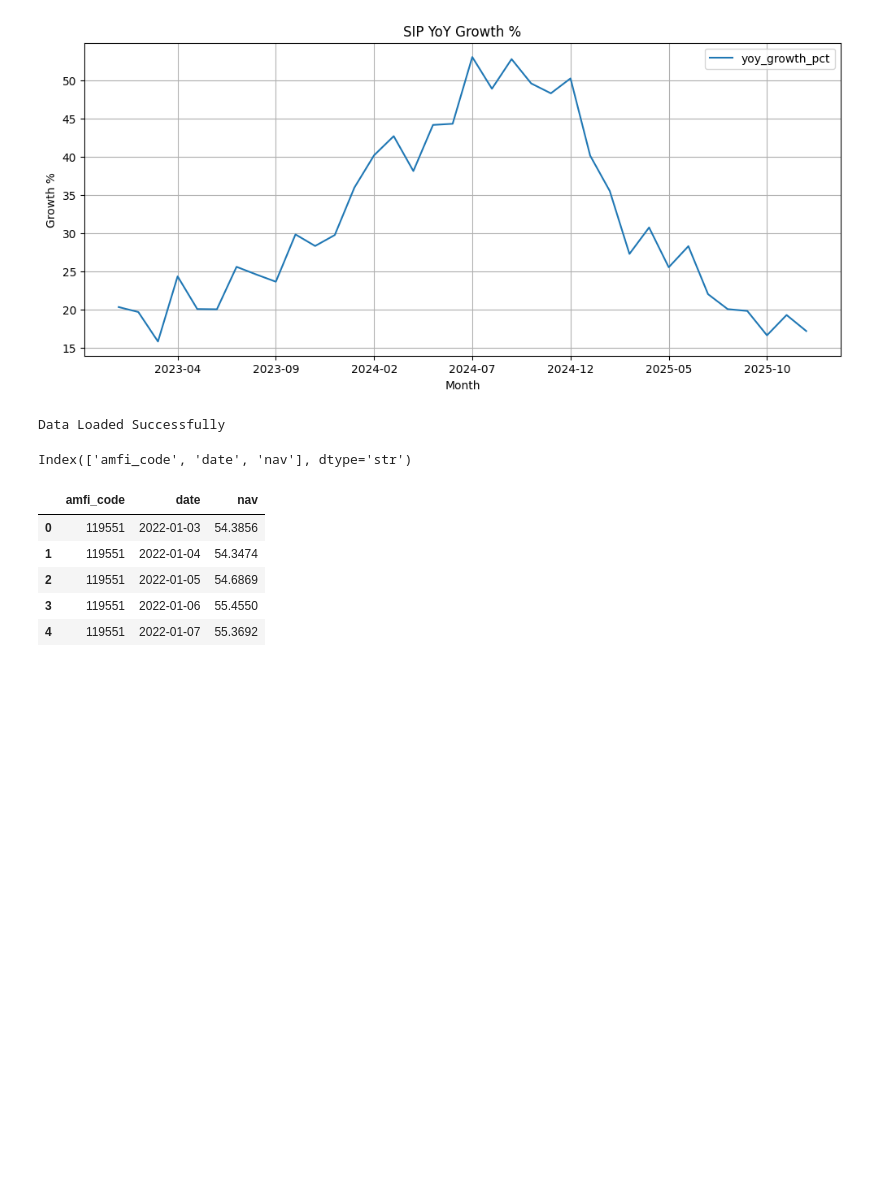
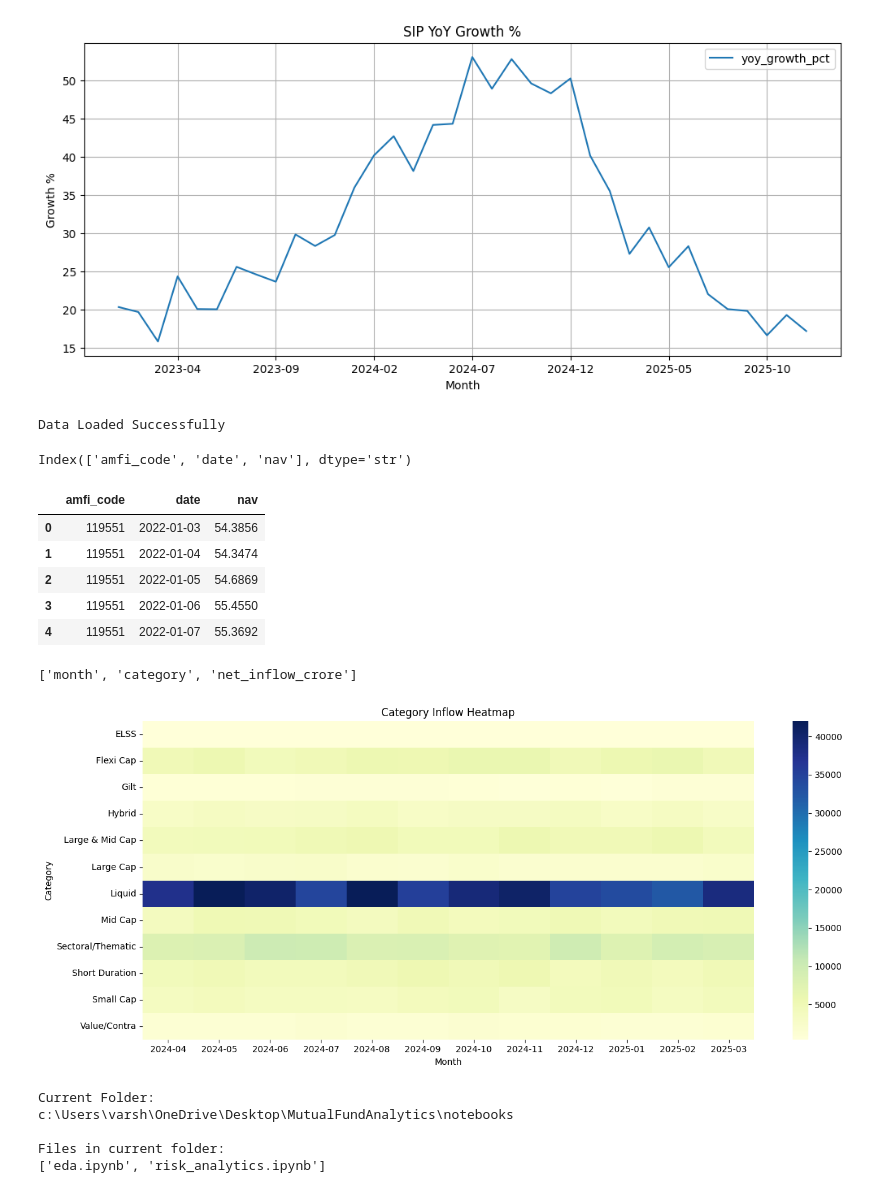
Before and after one commit to VaddeyrajuSaisiddartha/mutual-fund-analytics, a Jupyter notebook: notebooks/eda.ipynb, the cells around one changed output. Drawn from its saved outputs; the diff is of its cells as text; code cells hidden in the pictures; blank space fills up the shorter version.

Commit message:
updated notebooks and dashboard

```diff
--- a/notebooks/eda.ipynb
+++ b/notebooks/eda.ipynb
@@ -217,3 +217,61 @@ nav.head()
 | 2 | 119551 | 2022-01-05 | 54.6869 |
 | 3 | 119551 | 2022-01-06 | 55.4550 |
 | 4 | 119551 | 2022-01-07 | 55.3692 |
+# %%
+import pandas as pd
+
+category = pd.read_csv("../data/raw/05_category_inflows.csv")
+
+print(category.columns.tolist())
+# %% [output]
+['month', 'category', 'net_inflow_crore']
+# %%
+import pandas as pd
+import seaborn as sns
+import matplotlib.pyplot as plt
+
+# Load data
+category = pd.read_csv("../data/raw/05_category_inflows.csv")
+
+# Create pivot table
+pivot = category.pivot_table(
+    values="net_inflow_crore",
+    index="category",
+    columns="month",
+    aggfunc="sum"
+)
+
+# Plot heatmap
+plt.figure(figsize=(14,6))
+sns.heatmap(
+    pivot,
+    cmap="YlGnBu",
+    annot=False
+)
+
+plt.title("Category Inflow Heatmap")
+plt.xlabel("Month")
+plt.ylabel("Category")
+
+plt.tight_layout()
+
+# Save chart
+plt.savefig("../reports/category_inflow_heatmap.png")
+
+plt.show()
+# %% [output]
+[figure, added]
+# %%
+import os
+
+print("Current Folder:")
+print(os.getcwd())
+
+print("\nFiles in current folder:")
+print(os.listdir())
+# %% [output]
+Current Folder:
+c:\Users\varsh\OneDrive\Desktop\MutualFundAnalytics\notebooks
+
+Files in current folder:
+['eda.ipynb', 'risk_analytics.ipynb']
```
Also changed, not shown: parts of 8 cells of this notebook, 4 other files.
